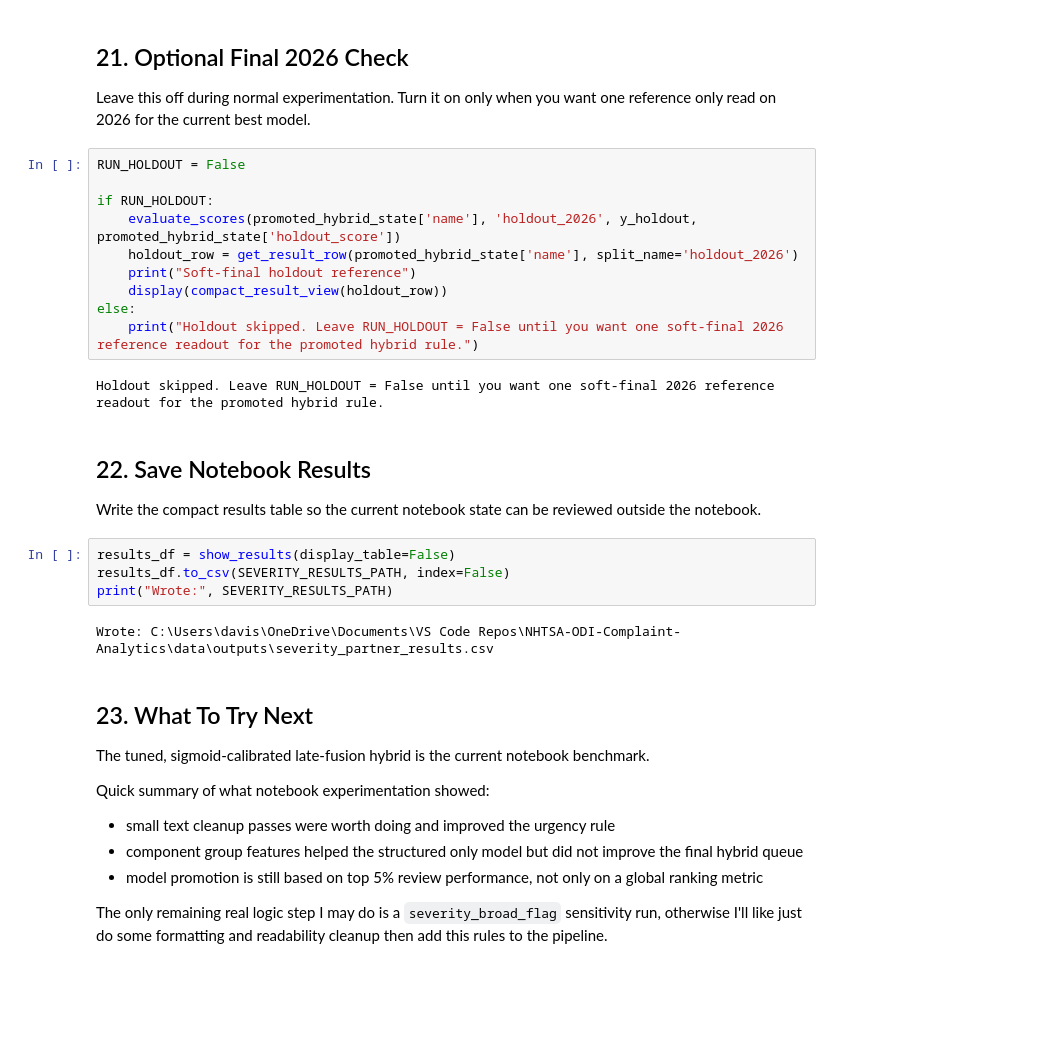
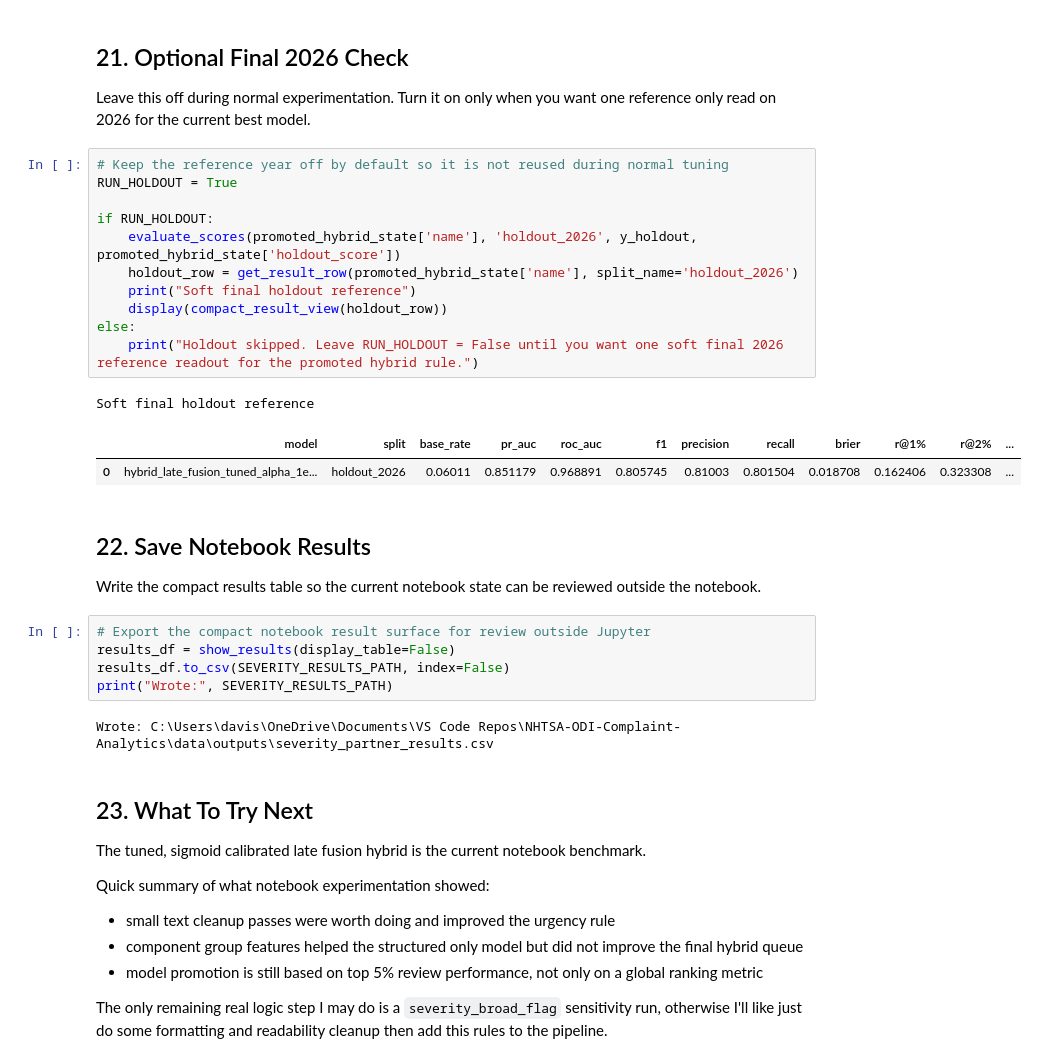
Before and after one commit to DavisM1212/NHTSA-ODI-Complaint-Analytics, a Jupyter notebook: notebooks/Severity_Ranking_Framework.ipynb, the cells around one changed output. Saved outputs shown, nothing was run; the diff lists cells and outputs as text; blank space fills up the shorter version.

Commit message:
Finalized severity notebook. Added better documentation

```diff
--- a/notebooks/Severity_Ranking_Framework.ipynb
+++ b/notebooks/Severity_Ranking_Framework.ipynb
@@ -2362,22 +2432,26 @@ Top 10 complaints under the promoted urgency rule
 
 Leave this off during normal experimentation. Turn it on only when you want one reference only read on 2026 for the current best model.
 # %%
-RUN_HOLDOUT = False
+# Keep the reference year off by default so it is not reused during normal tuning
+RUN_HOLDOUT = True
 
 if RUN_HOLDOUT:
     evaluate_scores(promoted_hybrid_state['name'], 'holdout_2026', y_holdout, promoted_hybrid_state['holdout_score'])
     holdout_row = get_result_row(promoted_hybrid_state['name'], split_name='holdout_2026')
-    print("Soft-final holdout reference")
+    print("Soft final holdout reference")
     display(compact_result_view(holdout_row))
 else:
-    print("Holdout skipped. Leave RUN_HOLDOUT = False until you want one soft-final 2026 reference readout for the promoted hybrid rule.")
+    print("Holdout skipped. Leave RUN_HOLDOUT = False until you want one soft final 2026 reference readout for the promoted hybrid rule.")
 # %% [output]
-Holdout skipped. Leave RUN_HOLDOUT = False until you want one soft-final 2026 reference readout for the promoted hybrid rule.
+Soft final holdout reference
+|  | model | split | base_rate | pr_auc | roc_auc | f1 | precision | recall | brier | r@1% | r@2% | ... |
+| 0 | hybrid_late_fusion_tuned_alpha_1e... | holdout_2026 | 0.06011 | 0.851179 | 0.968891 | 0.805745 | 0.81003 | 0.801504 | 0.018708 | 0.162406 | 0.323308 | ... |
 # %% [markdown]
 ## 22. Save Notebook Results
 
 Write the compact results table so the current notebook state can be reviewed outside the notebook.
 # %%
+# Export the compact notebook result surface for review outside Jupyter
 results_df = show_results(display_table=False)
 results_df.to_csv(SEVERITY_RESULTS_PATH, index=False)
 print("Wrote:", SEVERITY_RESULTS_PATH)
@@ -2386,7 +2460,7 @@ Wrote: C:\Users\davis\OneDrive\Documents\VS Code Repos\NHTSA-ODI-Complaint-Analy
 # %% [markdown]
 ## 23. What To Try Next
 
-The tuned, sigmoid-calibrated late-fusion hybrid is the current notebook benchmark.
+The tuned, sigmoid calibrated late fusion hybrid is the current notebook benchmark.
 
 Quick summary of what notebook experimentation showed:
 - small text cleanup passes were worth doing and improved the urgency rule
```
Also changed, not shown: parts of 20 cells of this notebook.
